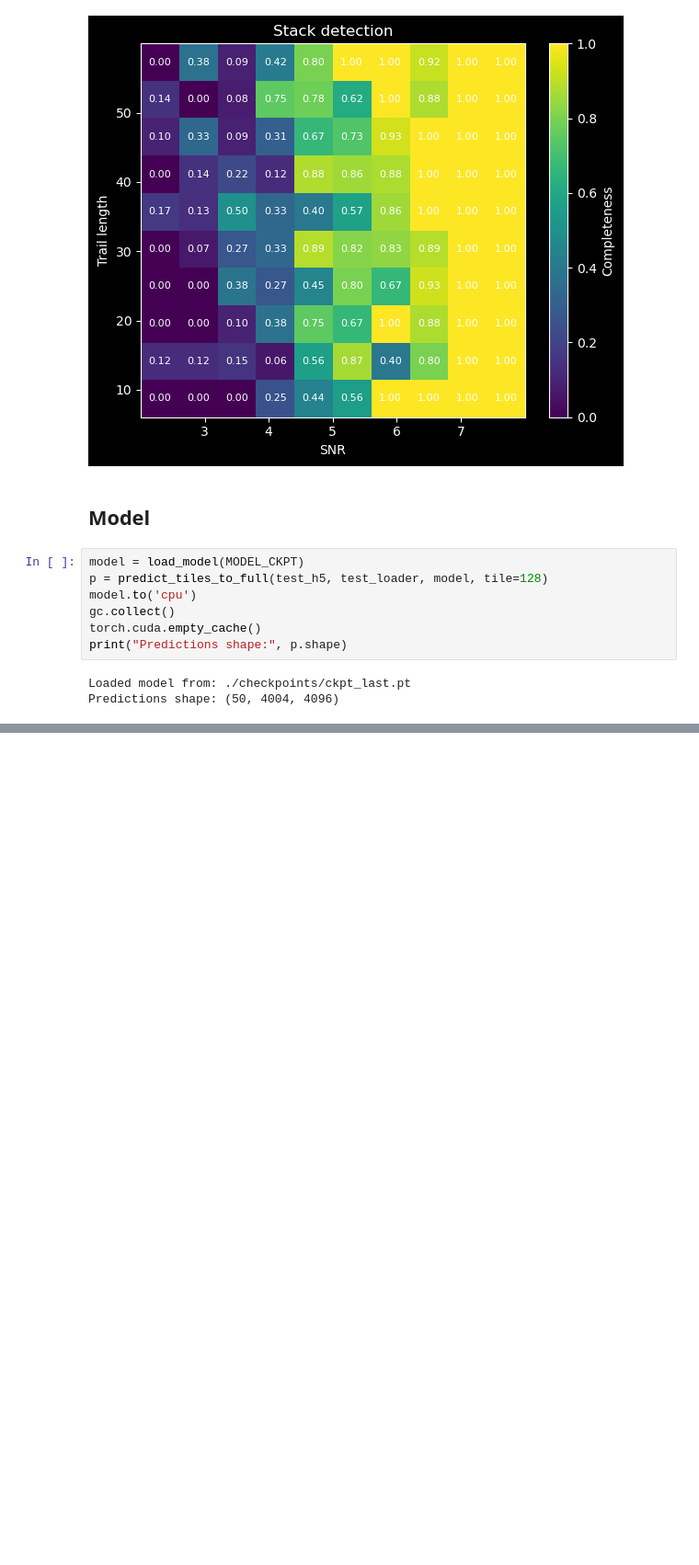
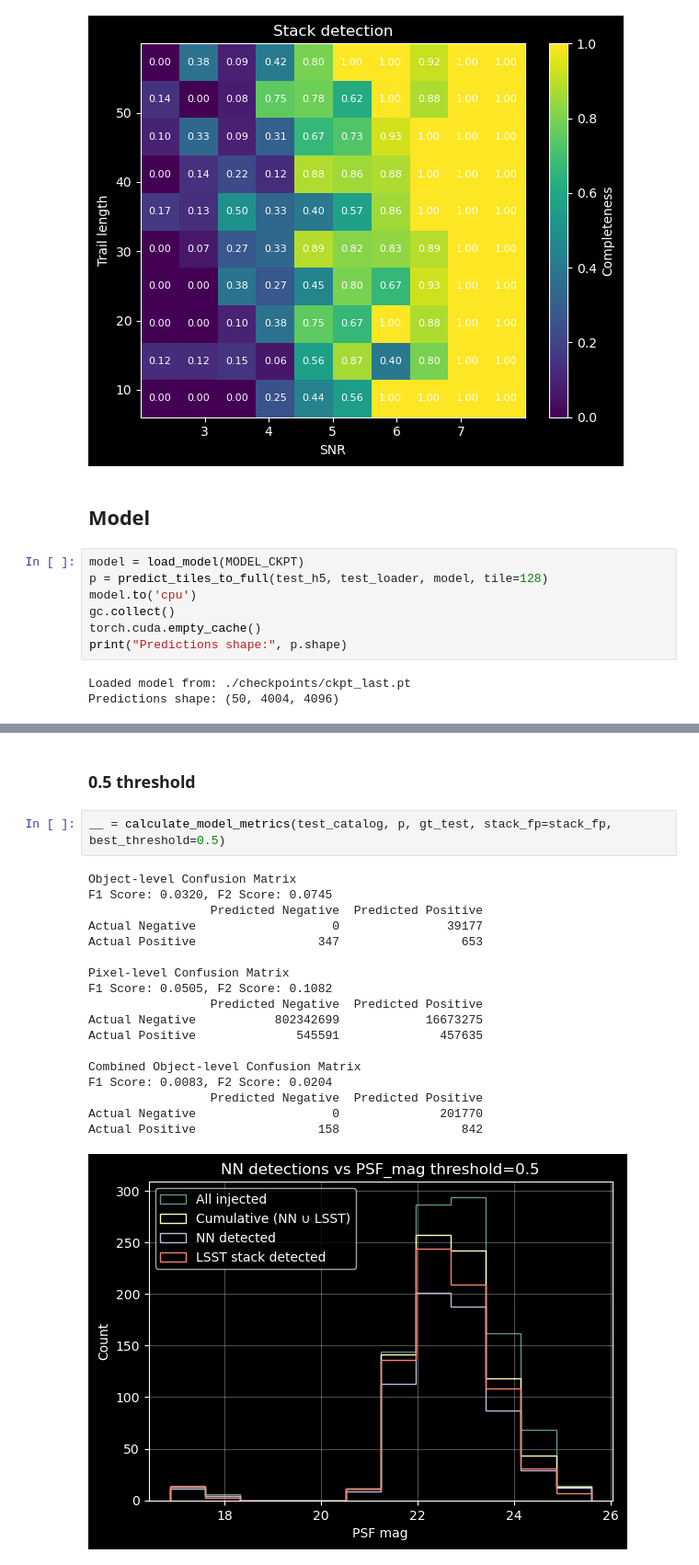
Before and after one commit to dirac-institute/Asteroid_detection_CNN, a Jupyter notebook: Evaluation.ipynb, the cells around one changed output, grey strips where cells are left out. Shown at 92% size. Saved outputs shown, nothing was run; the diff lists cells and outputs as text; blank space fills up the shorter version.

```diff
--- a/Evaluation.ipynb
+++ b/Evaluation.ipynb
@@ -163,0 +536,23 @@ plt.show()
+# %% [markdown]
+### 0.5 threshold
+# %%
+__ = calculate_model_metrics(test_catalog, p, gt_test, stack_fp=stack_fp, best_threshold=0.5)
+# %% [output]
+Object-level Confusion Matrix
+F1 Score: 0.0320, F2 Score: 0.0745
+                 Predicted Negative  Predicted Positive
+Actual Negative                   0               39177
+Actual Positive                 347                 653
+
+Pixel-level Confusion Matrix
+F1 Score: 0.0505, F2 Score: 0.1082
+                 Predicted Negative  Predicted Positive
+Actual Negative           802342699            16673275
+Actual Positive              545591              457635
+
+Combined Object-level Confusion Matrix
+F1 Score: 0.0083, F2 Score: 0.0204
+                 Predicted Negative  Predicted Positive
+Actual Negative                   0              201770
+Actual Positive                 158                 842
+[figure, added]
```
Also changed, not shown: parts of 38 cells of this notebook, 1 other file.
